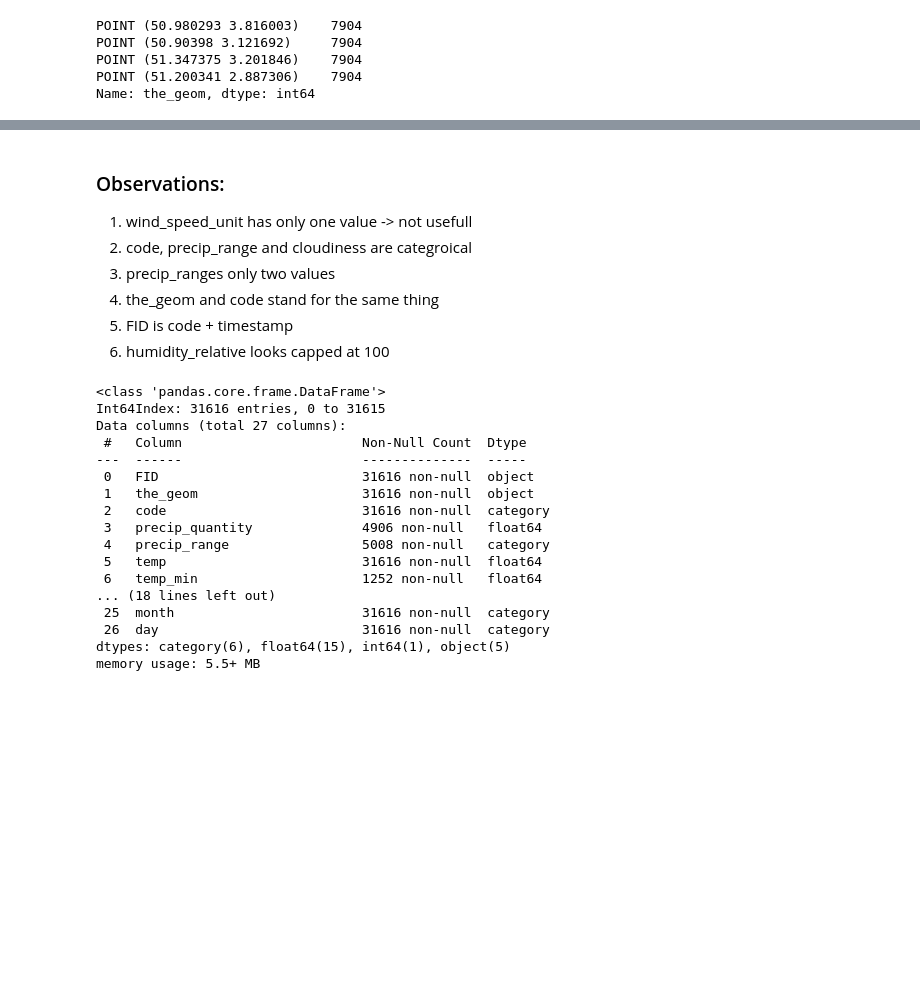
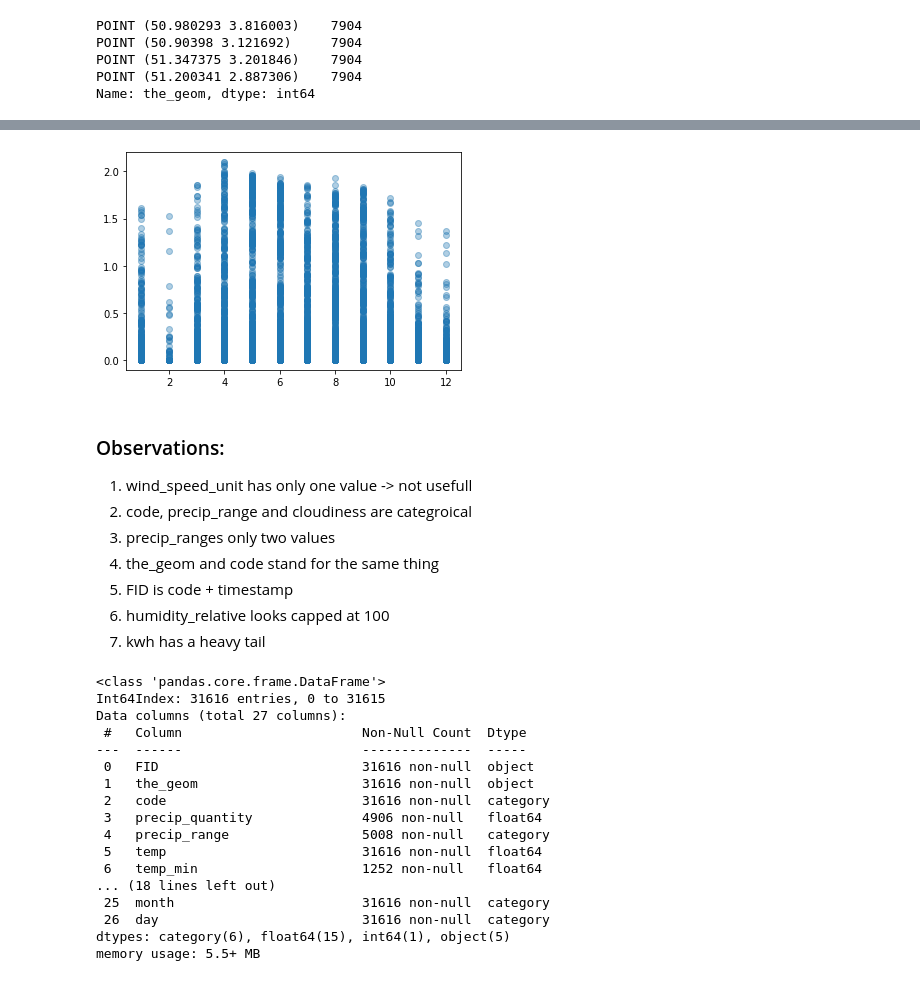
Before and after one commit to JulesGoubert/solar, a Jupyter notebook: solar.ipynb, the cells around one changed output, grey strips where cells are left out. Drawn from its saved outputs; the diff is of its cells as text; code cells hidden in the pictures; blank space fills up the shorter version.

```diff
--- a/solar.ipynb
+++ b/solar.ipynb
@@ -223,3 +223,7 @@ plt.show()
+# %%
+plt.scatter(data["month"], data["kwh"], alpha=0.1);
+# %% [output]
+[figure, added]
 # %% [markdown]
 ### Observations:
 1. wind_speed_unit has only one value -> not usefull
@@ -228,6 +232,7 @@ plt.show()
 4. the_geom and code stand for the same thing
 5. FID is code + timestamp
 6. humidity_relative looks capped at 100
+7. kwh has a heavy tail
 # %%
 # give categorical attributes the category type
 data["code"] = data["code"].astype("category")
```
Also changed, not shown: parts of 20 cells of this notebook.
